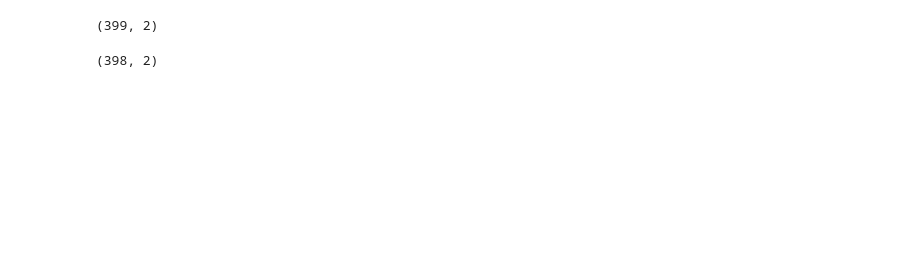
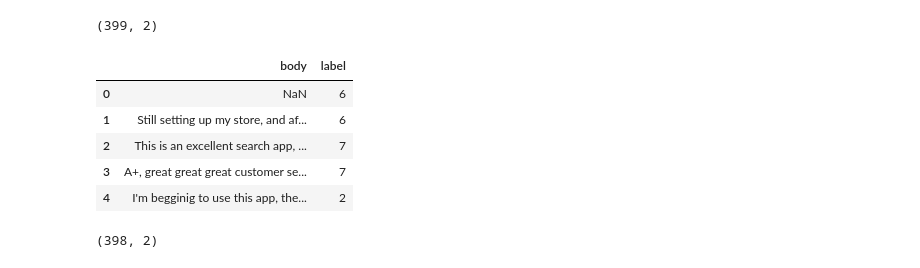
Before and after one commit to fredhu0514/Ali_Ebay, a Jupyter notebook: transformer.ipynb, the cells around one changed output. Drawn from its saved outputs; the diff is of its cells as text; code cells hidden in the pictures; blank space fills up the shorter version.

```diff
--- a/transformer.ipynb
+++ b/transformer.ipynb
@@ -3,7 +3,7 @@ import pandas as pd
 import re
 import torch
 # %%
-data_raw = pd.read_excel('shopify reviews.xlsx')
+data_raw = pd.read_excel('./shopify reviews.xlsx')
 # %%
 data_raw.shape
 # %% [output]
@@ -23,6 +23,15 @@ data2 = data_raw[['body', 'label']]
 data2.shape
 # %% [output]
 (399, 2)
+# %%
+data2.head()
+# %% [output]
+|  | body | label |
+| 0 | NaN | 6 |
+| 1 | Still setting up my store, and af... | 6 |
+| 2 | This is an excellent search app, ... | 7 |
+| 3 | A+, great great great customer se... | 7 |
+| 4 | I'm begginig to use this app, the... | 2 |
 # %%
 data2 = data2.dropna()
 # %%
```
Also changed, not shown: parts of 7 cells of this notebook, 1 other file.
